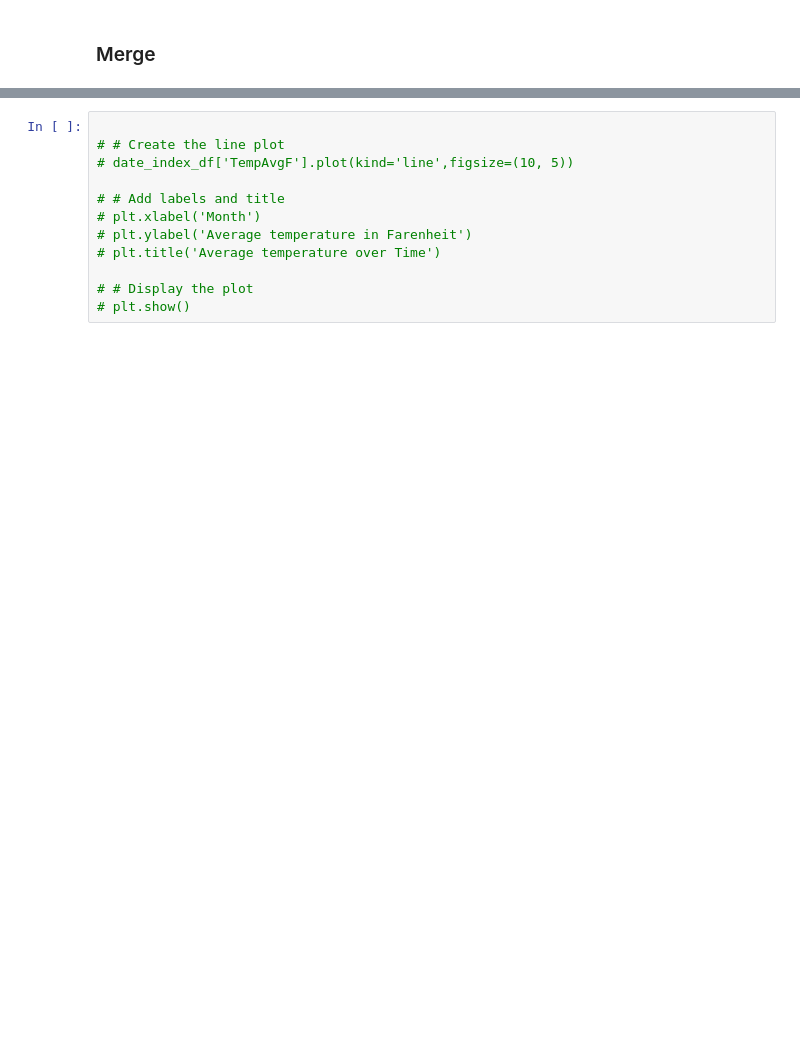
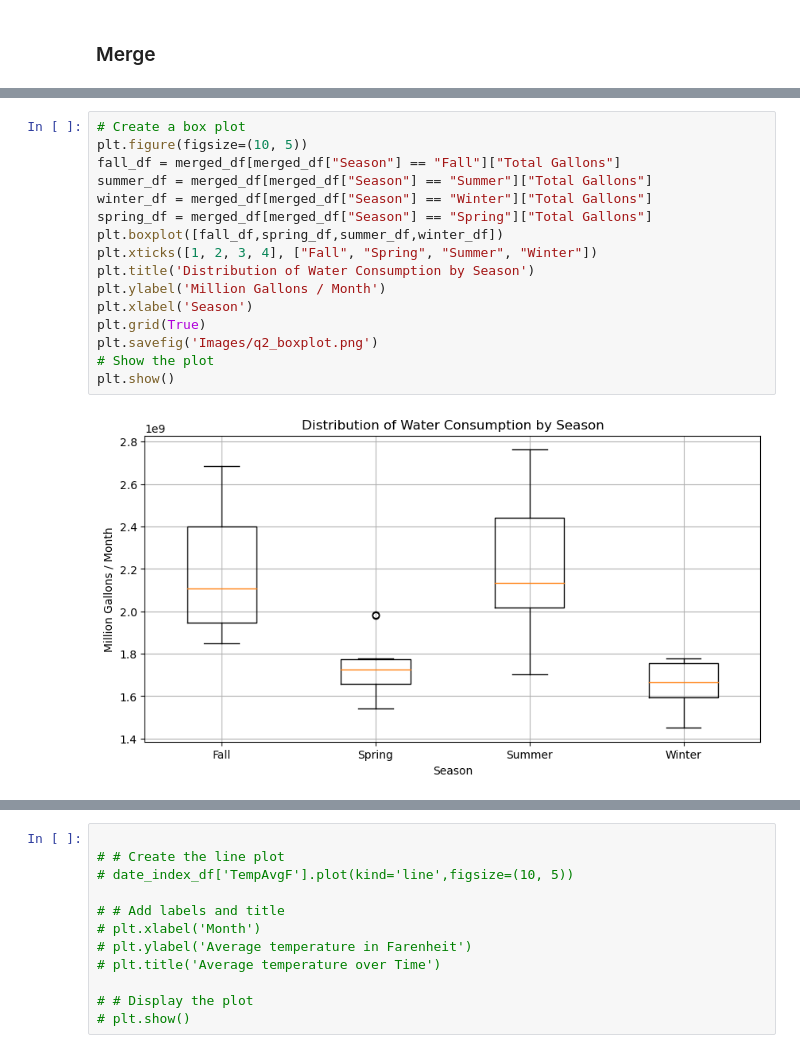
Before and after one commit to kadyepley/project-one, a Jupyter notebook: Austin_Weather_Water/austin_weather_water.ipynb, the cells around one changed output, grey strips where cells are left out. Drawn from its saved outputs; the diff is of its cells as text; blank space fills up the shorter version.

```diff
--- a/Austin_Weather_Water/austin_weather_water.ipynb
+++ b/Austin_Weather_Water/austin_weather_water.ipynb
@@ -257,0 +279,18 @@ Standard Deviation: nan
+# %%
+# Create a box plot
+plt.figure(figsize=(10, 5))
+fall_df = merged_df[merged_df["Season"] == "Fall"]["Total Gallons"]
+summer_df = merged_df[merged_df["Season"] == "Summer"]["Total Gallons"]
+winter_df = merged_df[merged_df["Season"] == "Winter"]["Total Gallons"]
+spring_df = merged_df[merged_df["Season"] == "Spring"]["Total Gallons"]
+plt.boxplot([fall_df,spring_df,summer_df,winter_df])
+plt.xticks([1, 2, 3, 4], ["Fall", "Spring", "Summer", "Winter"])
+plt.title('Distribution of Water Consumption by Season')
+plt.ylabel('Million Gallons / Month')
+plt.xlabel('Season')
+plt.grid(True)
+plt.savefig('Images/q2_boxplot.png')
+# Show the plot
+plt.show()
+# %% [output]
+[figure, added]
```
Also changed, not shown: parts of 17 cells of this notebook, 3 other files.
